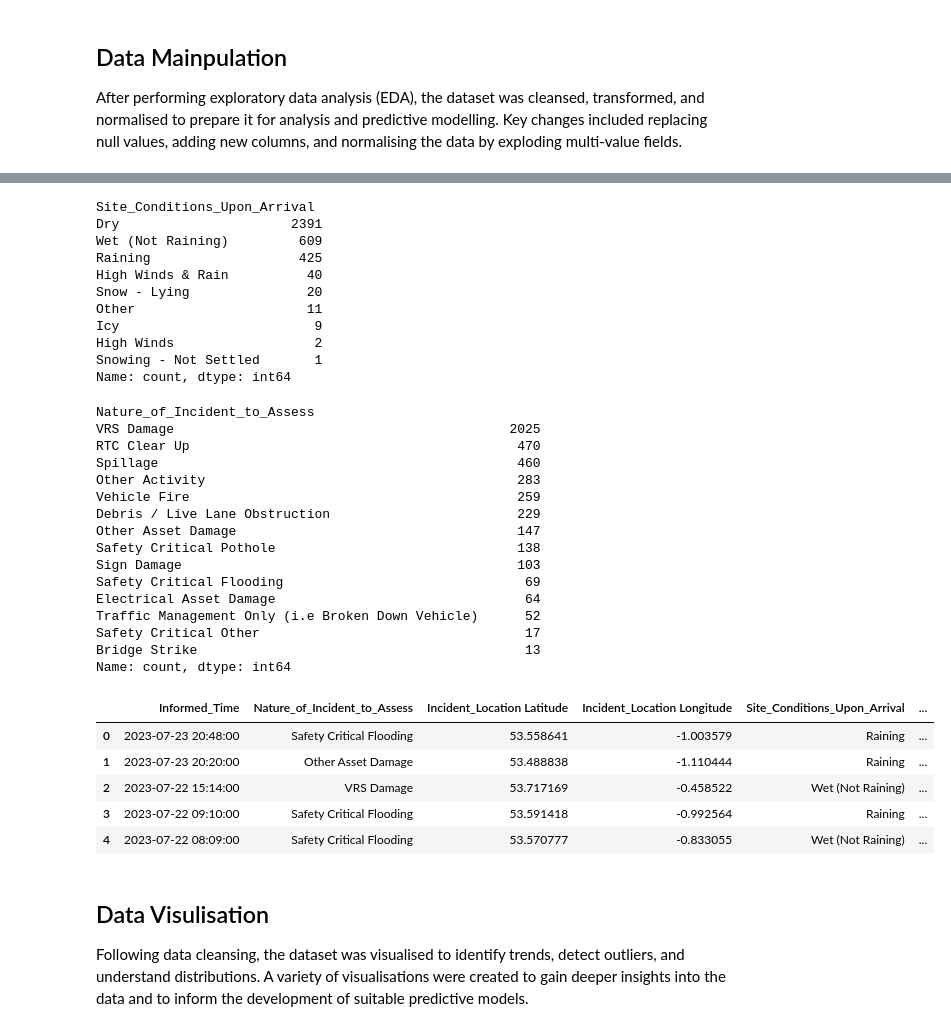
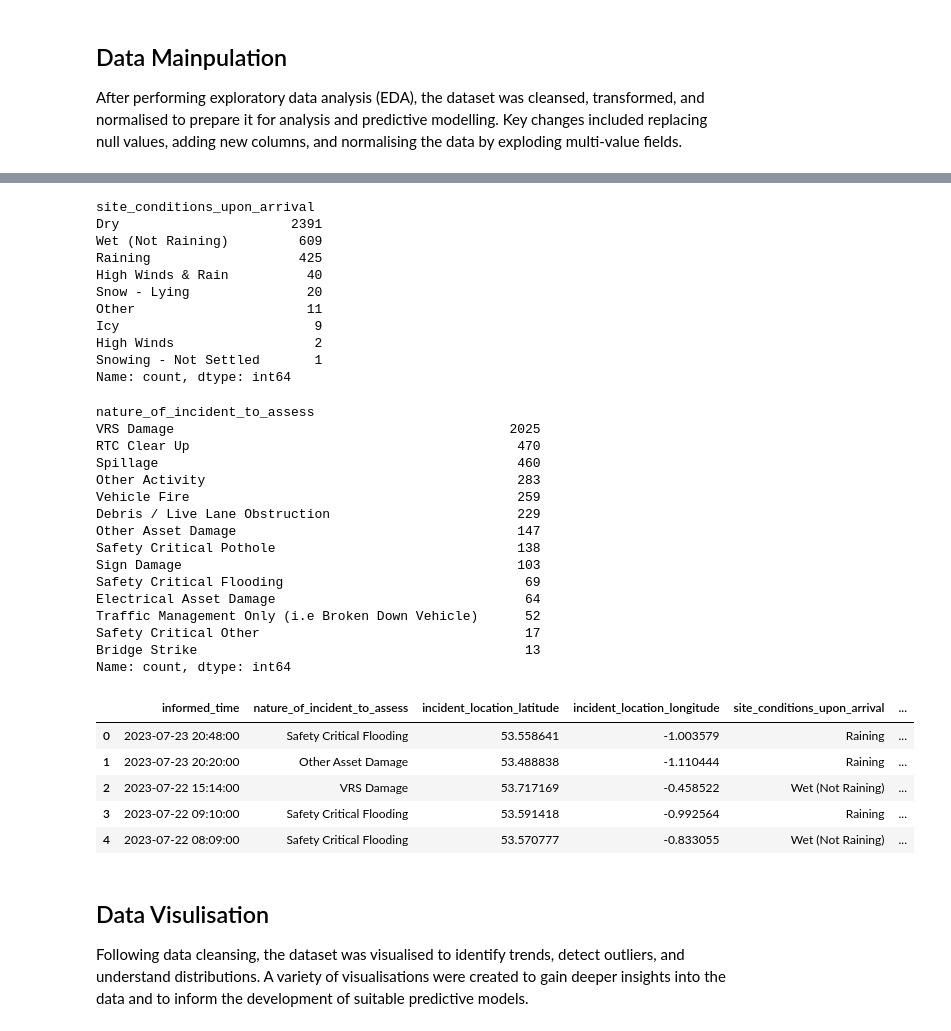
Before and after one commit to ItZ2LEO/Module6, a Jupyter notebook: Module 6 - Python Project.ipynb, the cells around one changed output, grey strips where cells are left out. Drawn from its saved outputs; the diff is of its cells as text; code cells hidden in the pictures.

```diff
--- a/Module 6 - Python Project.ipynb
+++ b/Module 6 - Python Project.ipynb
@@ -206,6 +227,6 @@ Data columns (total 6 columns):
 dtypes: datetime64[ns](1), float64(2), object(3)
 memory usage: 197.0+ KB
 # %%
-# Remove rows where the 'Light_Upon_Arrival' column contains '<br>'
-df = df[~df['Light_Upon_Arrival'].str.contains('<br>')]
+# Remove rows where the 'light_upon_arrival' column contains '<br>'
+df = df[~df['light_upon_arrival'].str.contains('<br>')]
 # %%
@@ -240,14 +261,14 @@ Wet (Not Raining)<br>Snowing - Not Settled                     1
 Dry<br>Icy<br>Snow - Lying                                     1
 Name: count, dtype: int64
 # %%
-# Replace the specific string 'High Winds&lt;br&gt;Raining' with a cleaner version 'High Winds & Rain' in the 'Site_Conditions_Upon_Arrival' column
-df['Site_Conditions_Upon_Arrival'] = df['Site_Conditions_Upon_Arrival'].replace('High Winds<br>Raining', 'High Winds & Rain')
+# Replace the specific string 'High Winds&lt;br&gt;Raining' with a cleaner version 'High Winds & Rain' in the 'site_conditions_upon_arrival' column
+df['site_conditions_upon_arrival'] = df['site_conditions_upon_arrival'].replace('High Winds<br>Raining', 'High Winds & Rain')
 # %%
-df = df[~df['Site_Conditions_Upon_Arrival'].str.contains('<br>')]
+df = df[~df['site_conditions_upon_arrival'].str.contains('<br>')]
 # %%
-df['Site_Conditions_Upon_Arrival'].value_counts()
+df['site_conditions_upon_arrival'].value_counts()
 # %% [output]
-Site_Conditions_Upon_Arrival
+site_conditions_upon_arrival
 Dry                      2391
 Wet (Not Raining)         609
 Raining                   425
@@ -259,14 +280,14 @@ High Winds                  2
 Snowing - Not Settled       1
 Name: count, dtype: int64
 # %%
-# Split the string in each row of 'Nature_of_Incident_to_Assess' into a list using '<br>' as the delimiter
-df['Nature_of_Incident_to_Assess'] = df['Nature_of_Incident_to_Assess'].str.split('<br>')
+# Split the string in each row of 'nature_of_incident_to_assess' into a list using '<br>' as the delimiter
+df['nature_of_incident_to_assess'] = df['nature_of_incident_to_assess'].str.split('<br>')
 # Expand the DataFrame so that each item in the list becomes a separate row, effectively normalizing multi-value entries
-df = df.explode('Nature_of_Incident_to_Assess', ignore_index=True)
+df = df.explode('nature_of_incident_to_assess', ignore_index=True)
 # %%
-df['Nature_of_Incident_to_Assess'].value_counts()
+df['nature_of_incident_to_assess'].value_counts()
 # %% [output]
-Nature_of_Incident_to_Assess
+nature_of_incident_to_assess
 VRS Damage                                           2025
 RTC Clear Up                                          470
 Spillage                                              460
@@ -284,13 +305,13 @@ Bridge Strike                                          13
 Name: count, dtype: int64
 # %%
 # Hour column was added to the dataframe to use in data visualisation
-df['Hour'] = df['Informed_Time'].dt.hour
-df['Day_of_Week'] = df['Informed_Time'].dt.day_of_week
+df['Hour'] = df['informed_time'].dt.hour
+df['Day_of_Week'] = df['informed_time'].dt.day_of_week
 # Extract year and month
-df['Year_Month'] = df['Informed_Time'].dt.to_period('M')
+df['Year_Month'] = df['informed_time'].dt.to_period('M')
 df.head()
 # %% [output]
-|  | Informed_Time | Nature_of_Incident_to_Assess | Incident_Location Latitude | Incident_Location Longitude | Site_Conditions_Upon_Arrival | ... |
+|  | informed_time | nature_of_incident_to_assess | incident_location_latitude | incident_location_longitude | site_conditions_upon_arrival | ... |
 | 0 | 2023-07-23 20:48:00 | Safety Critical Flooding | 53.558641 | -1.003579 | Raining | ... |
 | 1 | 2023-07-23 20:20:00 | Other Asset Damage | 53.488838 | -1.110444 | Raining | ... |
 | 2 | 2023-07-22 15:14:00 | VRS Damage | 53.717169 | -0.458522 | Wet (Not Raining) | ... |
```
Also changed, not shown: parts of 24 cells of this notebook.
